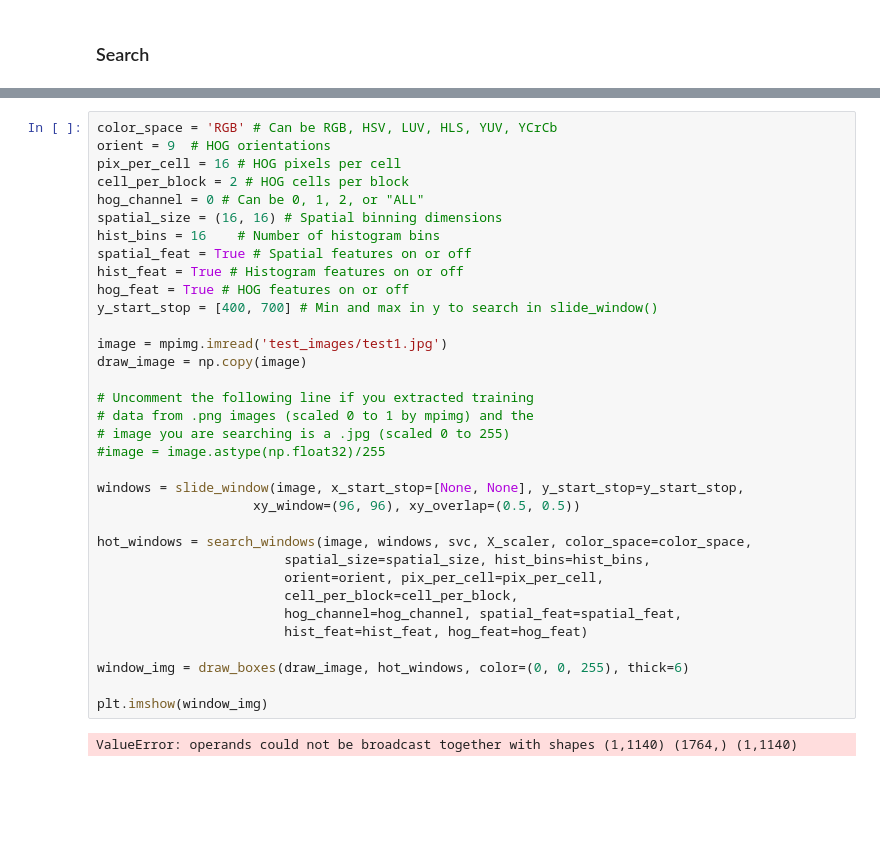
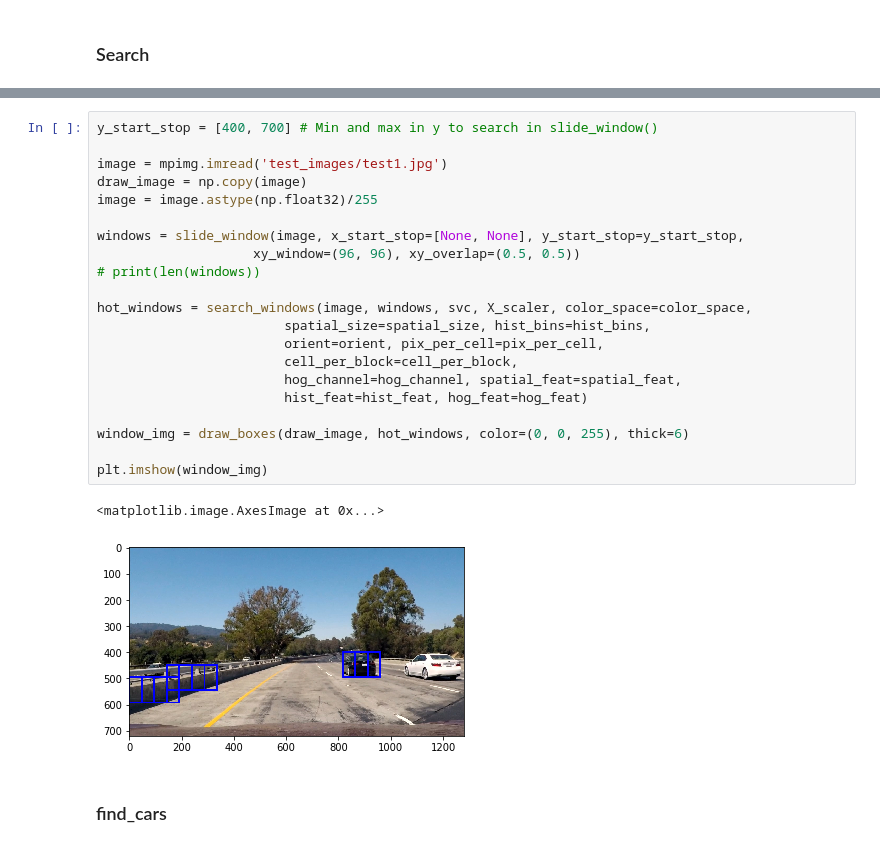
Before and after one commit to yuan-ji/CarND-Vehicle-Detection, a Jupyter notebook: project.ipynb, the cells around one changed output, grey strips where cells are left out. Drawn from its saved outputs; the diff is of its cells as text; blank space fills up the shorter version.

```diff
--- a/project.ipynb
+++ b/project.ipynb
@@ -468,36 +402,26 @@ def draw_boxes(img, bboxes, color=(0, 0, 255), thick=6):
 # %%
-color_space = 'RGB' # Can be RGB, HSV, LUV, HLS, YUV, YCrCb
-orient = 9  # HOG orientations
-pix_per_cell = 16 # HOG pixels per cell
-cell_per_block = 2 # HOG cells per block
-hog_channel = 0 # Can be 0, 1, 2, or "ALL"
-spatial_size = (16, 16) # Spatial binning dimensions
-hist_bins = 16    # Number of histogram bins
-spatial_feat = True # Spatial features on or off
-hist_feat = True # Histogram features on or off
-hog_feat = True # HOG features on or off
 y_start_stop = [400, 700] # Min and max in y to search in slide_window()
 
 image = mpimg.imread('test_images/test1.jpg')
 draw_image = np.copy(image)
-
-# Uncomment the following line if you extracted training
-# data from .png images (scaled 0 to 1 by mpimg) and the
-# image you are searching is a .jpg (scaled 0 to 255)
-#image = image.astype(np.float32)/255
+image = image.astype(np.float32)/255
 
 windows = slide_window(image, x_start_stop=[None, None], y_start_stop=y_start_stop,
                     xy_window=(96, 96), xy_overlap=(0.5, 0.5))
+# print(len(windows))
 
 hot_windows = search_windows(image, windows, svc, X_scaler, color_space=color_space,
                         spatial_size=spatial_size, hist_bins=hist_bins,
                         orient=orient, pix_per_cell=pix_per_cell,
                         cell_per_block=cell_per_block,
                         hog_channel=hog_channel, spatial_feat=spatial_feat,
                         hist_feat=hist_feat, hog_feat=hog_feat)
 
 window_img = draw_boxes(draw_image, hot_windows, color=(0, 0, 255), thick=6)
 
 plt.imshow(window_img)
 # %% [output]
-ValueError: operands could not be broadcast together with shapes (1,1140) (1764,) (1,1140)
+<matplotlib.image.AxesImage at 0x...>
+[figure, added]
+# %% [markdown]
+### find_cars
```
Also changed, not shown: parts of 20 cells of this notebook.
